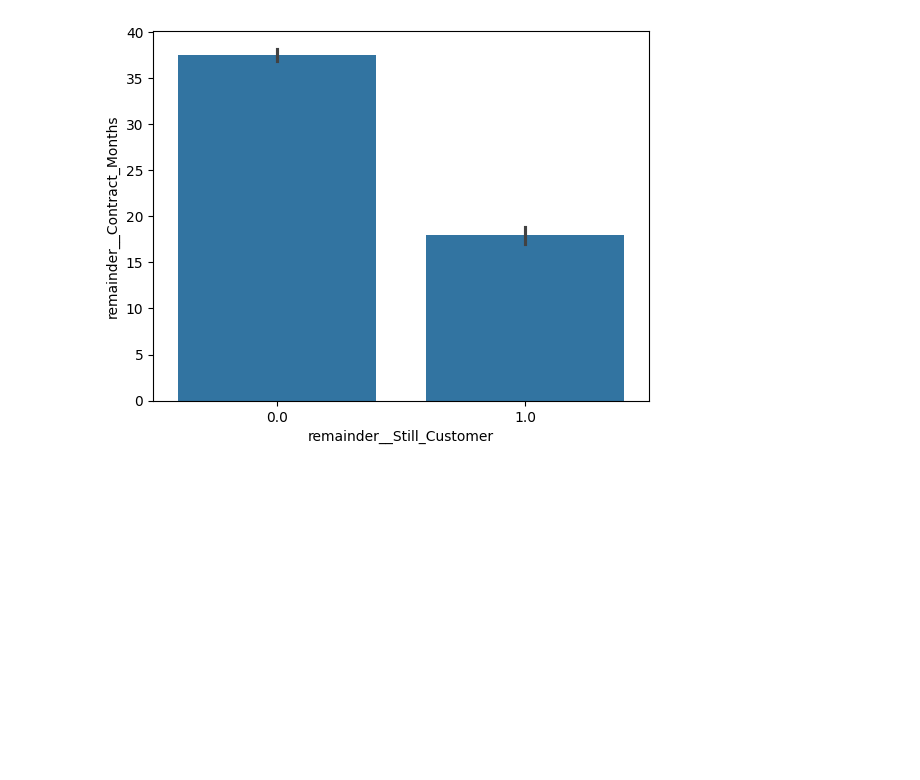
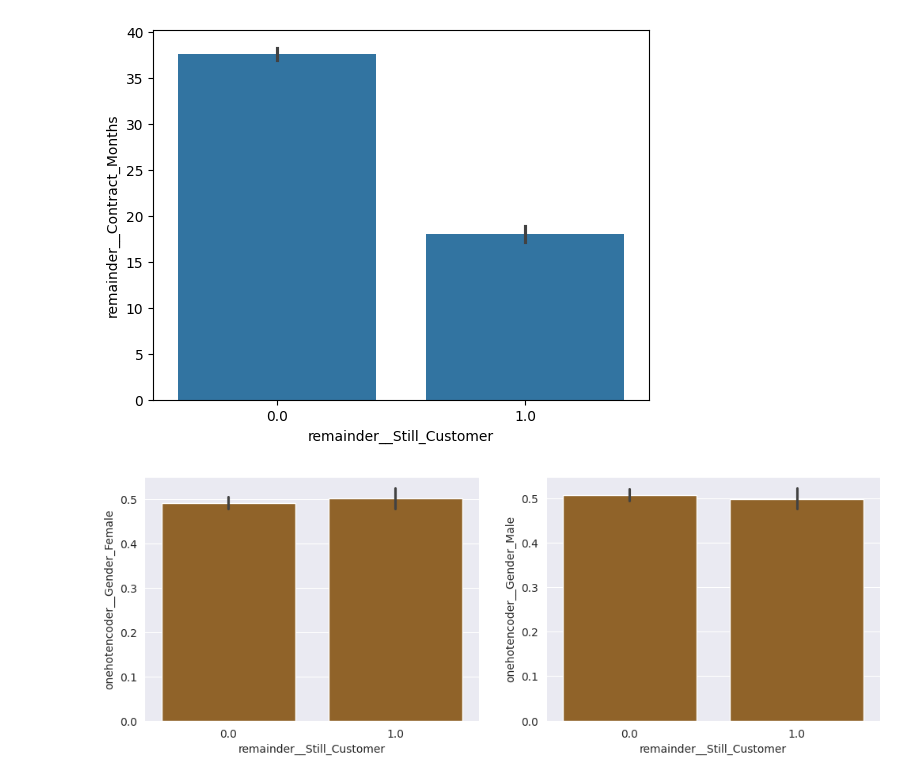
Before and after one commit to marmalux/Telecom-X-Machine-Learning, a Jupyter notebook: Churn_de_clientes_Telecom_X.ipynb, the cells around one changed output. Drawn from its saved outputs; the diff is of its cells as text; code cells hidden in the pictures; blank space fills up the shorter version.

```diff
--- a/Churn_de_clientes_Telecom_X.ipynb
+++ b/Churn_de_clientes_Telecom_X.ipynb
@@ -216,3 +216,9 @@ sns.heatmap(cor,cmap='coolwarm');
 sns.barplot(data=datos,x='remainder__Still_Customer',y='remainder__Contract_Months');
 # %% [output]
 [figure]
+# %%
+fig, ax = plt.subplots(1,2,figsize = (12,4))
+sns.barplot(data=datos,x='remainder__Still_Customer',y='onehotencoder__Gender_Female',ax=ax[0]);
+sns.barplot(data=datos,x='remainder__Still_Customer',y='onehotencoder__Gender_Male',ax=ax[1]);
+# %% [output]
+[figure, added]
```
Also changed, not shown: parts of 13 cells of this notebook.
